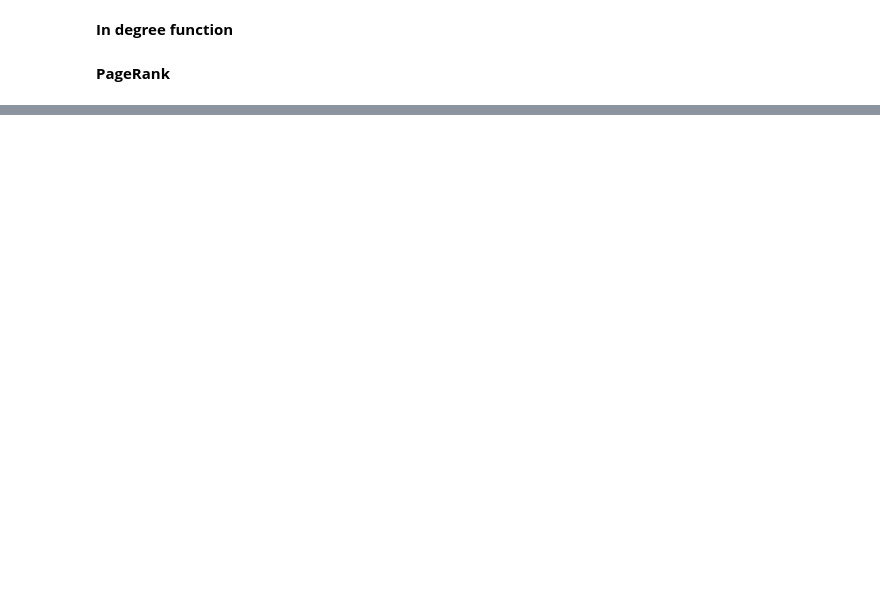
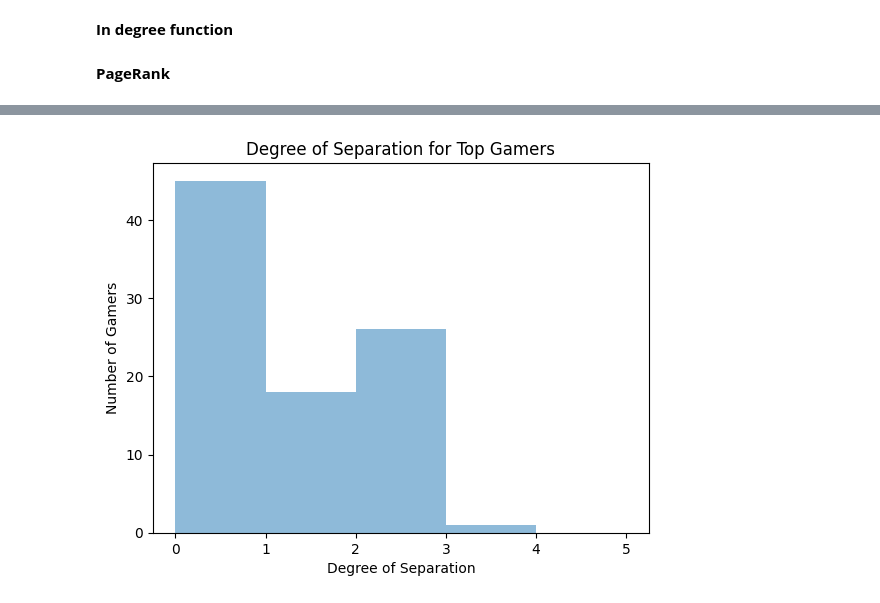
Before and after one commit to chenho2000/CS631-Final-Project, a Jupyter notebook: PageRank_LanguageNetwork.ipynb, the cells around one changed output, grey strips where cells are left out. Drawn from its saved outputs; the diff is of its cells as text; code cells hidden in the pictures; blank space fills up the shorter version.

```diff
--- a/PageRank_LanguageNetwork.ipynb
+++ b/PageRank_LanguageNetwork.ipynb
@@ -375,0 +468,15 @@ plt.show()
+# %%
+# Calculate the degree of separation between the two users (graph2 is without self loops)
+
+twitch_gamers_full = spark.read.format("csv").option("header", "true").load(
+    "/content/drive/MyDrive/twitch_gamers/large_twitch_edges.csv").withColumnRenamed("numeric_id_1",
+                                                                                          "src").withColumnRenamed(
+    "numeric_id_2", "dst")
+
+vertices2 = twitch_gamers_full.select("src").union(twitch_gamers_full.select("dst")).distinct().withColumnRenamed("src", "id")
+vertices2.cache()
+
+edges2 = twitch_gamers_full.select("src", "dst")
+edges2.cache()
+
+graph2 = GraphFrame(vertices2, edges2)
@@ -375,0 +488,38 @@ plt.show()
+# %%
+# Compare high page ranks user to each other and their degree of seperation and low page rank users histogram with combinations
+import matplotlib.pyplot as plt
+
+# Comparing degrees of separation of top gamers
+
+# Get the IDs of the top gamers
+top_ids = top_10_users.select("id").rdd.flatMap(lambda x: x).collect()
+
+# Convert the IDs to integers
+top_ids = [int(id) for id in top_ids]
+
+# Initialize an empty list to store all degrees of separation
+top_degrees = []
+
+# Loop over all top gamers
+for i in range(10):
+    # Perform BFS from the current gamer
+    result_bfs = bfs(graph2, top_ids[i])
+
+    # Calculate the degree of separation between the current gamer and all other top gamers
+    degrees = [bfs_two2(result_bfs, id) for id in top_ids if id != top_ids[i]]
+
+    # Add the degrees of separation to the list
+    top_degrees.extend(degrees)
+
+# Replace infinite degrees of separation with 0
+top_degrees = [0 if degree == float('inf') else degree for degree in top_degrees]
+
+# Plot the degrees of separation for the top gamers
+plt.hist(top_degrees, bins=range(0, 6), alpha=0.5, label='Top Gamers')
+
+plt.xlabel('Degree of Separation')
+plt.ylabel('Number of Gamers')
+plt.title('Degree of Separation for Top Gamers')
+plt.show()
+# %% [output]
+[figure, added]
```
Also changed, not shown: parts of 14 cells of this notebook.
